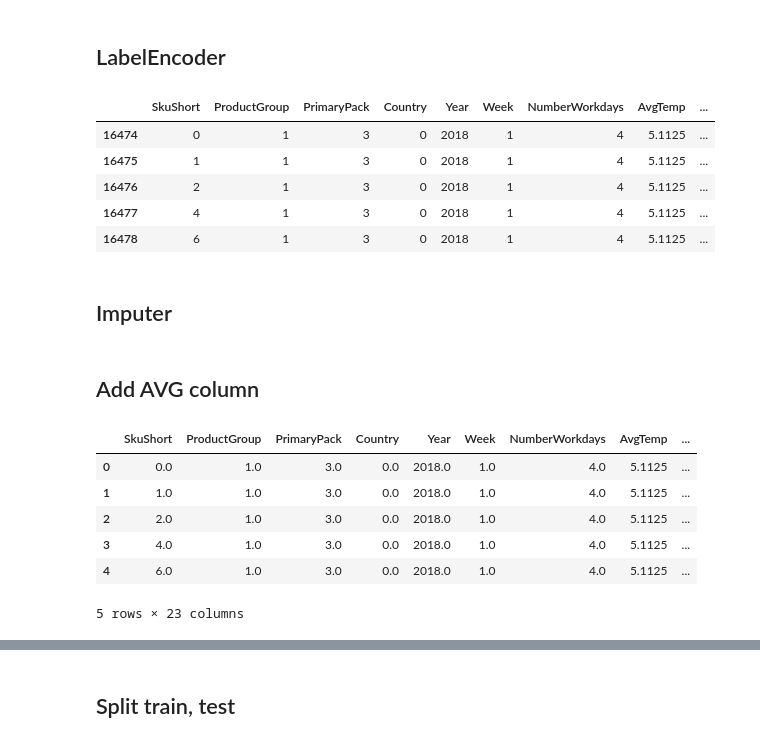
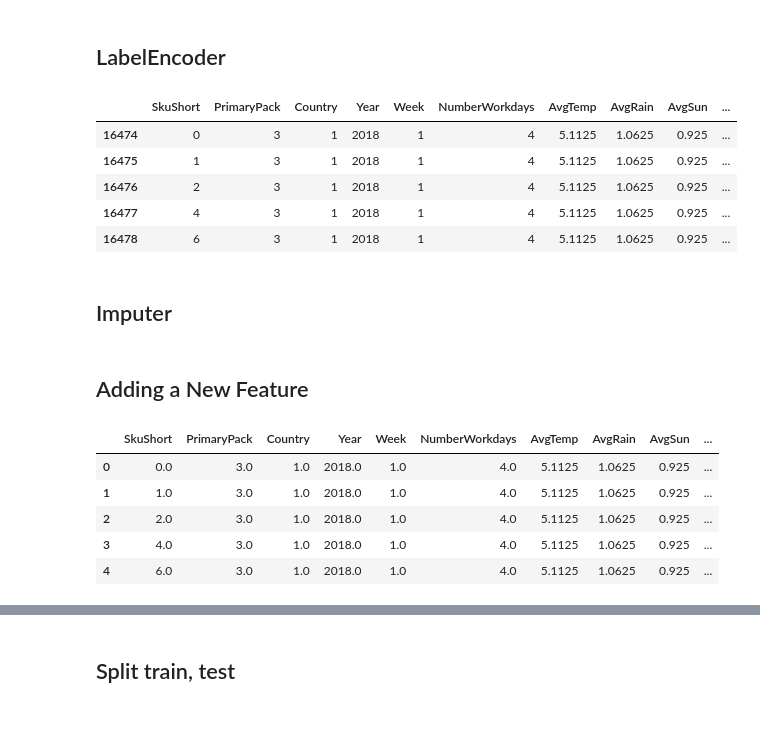
Before and after one commit to kohlicekjan/forecasting-beer-sales-ml, a Jupyter notebook: main.ipynb, the cells around one changed output, grey strips where cells are left out. Cells and saved outputs as stored; diff of their text form; code cells hidden in the pictures.

```diff
--- a/main.ipynb
+++ b/main.ipynb
@@ -38,5 +35,11 @@ warnings.filterwarnings("ignore")
+# %%
+import warnings
+warnings.filterwarnings("ignore")
+
+pd.set_option('display.max_colwidth', -1)
+pd.set_option('display.max_columns', None)
 # %%
-DATASET_NAME = 'fix-off-trade'
+DATASET_NAME = 'off-trade'
 
 DATA_PATH = f'./data/{DATASET_NAME}_data.csv'
 
@@ -244,7 +248,7 @@ dtype: float64
 # %% [markdown]
 ## Create X, y
 # %%
-cols_drop = ['SalesHl', 'OldPredSalesHl', 'BgtHl'] #'SkuShort', 'ProductGroup', 'PrimaryPack', 'Country', 'Year'
+cols_drop = ['SalesHl', 'OldPredSalesHl', 'BgtHl', 'ProductGroup', 'PrevWeekAvgTemp', 'PrevWeekAvgRain', 'PrevWeekAvgSun'] #'SkuShort', 'ProductGroup', 'PrimaryPack', 'Country', 'Year'
 
 X = data.drop(cols_drop, axis=1)
 X_raw = data.drop(cols_drop, axis=1)
@@ -292,33 +296,39 @@ y_oldPred = pd.DataFrame(data.OldPredSalesHl).fillna(0).round(0).astype(int)
 # %%
 #X['Date'] = X[['Year','Week']].apply(lambda x : datetime.datetime.strptime(f'{x[0]}-W{x[1]}-1', "%Y-W%W-%w"), axis=1)
 #X.Date = X.Date.map(datetime.datetime.toordinal)
 
+
+Country_mapping = {"CZ": 1, "SK": 2}
+PrimaryPack_mapping = {"CAN": 1, "KEG": 2, "RB": 3, "NRB": 4, "TANK": 5, "PET": 6, "KEG ONE WAY": 7, "KEG WOODEN": 8}
+# ProductGroup_mapping = {"CLEAR BEER": 1, "FLAVOURED BEER": 2, "CIDER": 3, "SOFT DRINKS": 4, "MALT BASED BEV": 5, "WHEAT BEER": 6, "FABS - Seltzer sugar base": 7, "CLEAR BEER - MIXED PALLET (CZSK)": 8}
+
+X.Country = X.Country.map(Country_mapping)
+X.PrimaryPack = X.PrimaryPack.map(PrimaryPack_mapping)
+# X.ProductGroup =  X.ProductGroup.map(ProductGroup_mapping)
+
 X.SkuShort = LabelEncoder().fit_transform(X.SkuShort)
-X.ProductGroup = LabelEncoder().fit_transform(X.ProductGroup)
-X.PrimaryPack = LabelEncoder().fit_transform(X.PrimaryPack)
-X.Country = LabelEncoder().fit_transform(X.Country)
 
 # from sklearn.preprocessing import LabelEncoder
 # from collections import defaultdict
 
 # # build dictionary function
 # cols = np.array(df_train.columns[df_train.dtypes != object])
 # d    = defaultdict(LabelEncoder)
 
 # # only for categorical columns apply dictionary by calling fit_transform
 # train = train.apply(lambda x: d[x.name].fit_transform(x))
 # test  = test.apply(lambda x: d[x.name].transform(x))
 # train[cols] = df_train[cols]
 # test[np.delete(cols,len(cols)-1)]=df_test[np.delete(cols,len(cols)-1)]
 
 X.head()
 # %% [output]
-|  | SkuShort | ProductGroup | PrimaryPack | Country | Year | Week | NumberWorkdays | AvgTemp | ... |
-| 16474 | 0 | 1 | 3 | 0 | 2018 | 1 | 4 | 5.1125 | ... |
-| 16475 | 1 | 1 | 3 | 0 | 2018 | 1 | 4 | 5.1125 | ... |
-| 16476 | 2 | 1 | 3 | 0 | 2018 | 1 | 4 | 5.1125 | ... |
-| 16477 | 4 | 1 | 3 | 0 | 2018 | 1 | 4 | 5.1125 | ... |
-| 16478 | 6 | 1 | 3 | 0 | 2018 | 1 | 4 | 5.1125 | ... |
+|  | SkuShort | PrimaryPack | Country | Year | Week | NumberWorkdays | AvgTemp | AvgRain | AvgSun | ... |
+| 16474 | 0 | 3 | 1 | 2018 | 1 | 4 | 5.1125 | 1.0625 | 0.925 | ... |
+| 16475 | 1 | 3 | 1 | 2018 | 1 | 4 | 5.1125 | 1.0625 | 0.925 | ... |
+| 16476 | 2 | 3 | 1 | 2018 | 1 | 4 | 5.1125 | 1.0625 | 0.925 | ... |
+| 16477 | 4 | 3 | 1 | 2018 | 1 | 4 | 5.1125 | 1.0625 | 0.925 | ... |
+| 16478 | 6 | 3 | 1 | 2018 | 1 | 4 | 5.1125 | 1.0625 | 0.925 | ... |
 # %% [markdown]
 ## Imputer
 # %%
@@ -334,8 +344,8 @@ si.fit(X)
 # X_train = si.transform(X_train)
 # X_test = si.transform(X_test)
 X = pd.DataFrame(si.transform(X), columns=X.columns)
-# %% [markdown]
-## Add AVG column
+# %% [markdown]
+## Adding a New Feature
 # %%
 #Avg
 X['AvgPrevWeekSalesHl'] = X[['PrevWeekSalesHl1', 'PrevWeekSalesHl2']].mean(axis=1).round(1)#.astype('int64')
@@ -344,20 +354,17 @@ X['AvgPrevAllSalesHl'] = X[['PrevYearSalesHl1', 'PrevYearSalesHl2', 'PrevWeekSal
 
 # X['stdPrevAllSalesHl'] = X[['PrevYearSalesHl1', 'PrevYearSalesHl2', 'PrevWeekSalesHl1', 'PrevWeekSalesHl2']].std(axis=1).round(1)#.astype('int64')
 
-
-# X['bla'] = X['PrevWeekSalesHl1'] - X['PrevWeekPdtHl1']
-# X['bla'] = X['bla'].apply(lambda x : x if x > 0 else 0)
-# X['bla2'] = X['bla'] + X['PdtHl']
+X['SalesPerPdt'] = X['PrevWeekSalesHl1'].divide(X['PrevWeekPdtHl1'], fill_value=0) #dataset['PrevWeekSalesHl1'] / dataset['PrevWeekPdtHl1']
+X['SalesPerPdt'] = X['SalesPerPdt'].replace([np.inf, -np.inf, np.nan], 0)
 
 X.head()
 # %% [output]
-|  | SkuShort | ProductGroup | PrimaryPack | Country | Year | Week | NumberWorkdays | AvgTemp | ... |
-| 0 | 0.0 | 1.0 | 3.0 | 0.0 | 2018.0 | 1.0 | 4.0 | 5.1125 | ... |
-| 1 | 1.0 | 1.0 | 3.0 | 0.0 | 2018.0 | 1.0 | 4.0 | 5.1125 | ... |
-| 2 | 2.0 | 1.0 | 3.0 | 0.0 | 2018.0 | 1.0 | 4.0 | 5.1125 | ... |
-| 3 | 4.0 | 1.0 | 3.0 | 0.0 | 2018.0 | 1.0 | 4.0 | 5.1125 | ... |
-| 4 | 6.0 | 1.0 | 3.0 | 0.0 | 2018.0 | 1.0 | 4.0 | 5.1125 | ... |
+|  | SkuShort | PrimaryPack | Country | Year | Week | NumberWorkdays | AvgTemp | AvgRain | AvgSun | ... |
+| 0 | 0.0 | 3.0 | 1.0 | 2018.0 | 1.0 | 4.0 | 5.1125 | 1.0625 | 0.925 | ... |
+| 1 | 1.0 | 3.0 | 1.0 | 2018.0 | 1.0 | 4.0 | 5.1125 | 1.0625 | 0.925 | ... |
+| 2 | 2.0 | 3.0 | 1.0 | 2018.0 | 1.0 | 4.0 | 5.1125 | 1.0625 | 0.925 | ... |
+| 3 | 4.0 | 3.0 | 1.0 | 2018.0 | 1.0 | 4.0 | 5.1125 | 1.0625 | 0.925 | ... |
+| 4 | 6.0 | 3.0 | 1.0 | 2018.0 | 1.0 | 4.0 | 5.1125 | 1.0625 | 0.925 | ... |
-5 rows × 23 columns
 # %%
 X.tail()
 # %% [output]
```
Also changed, not shown: parts of 13 cells of this notebook, 8 other files.
